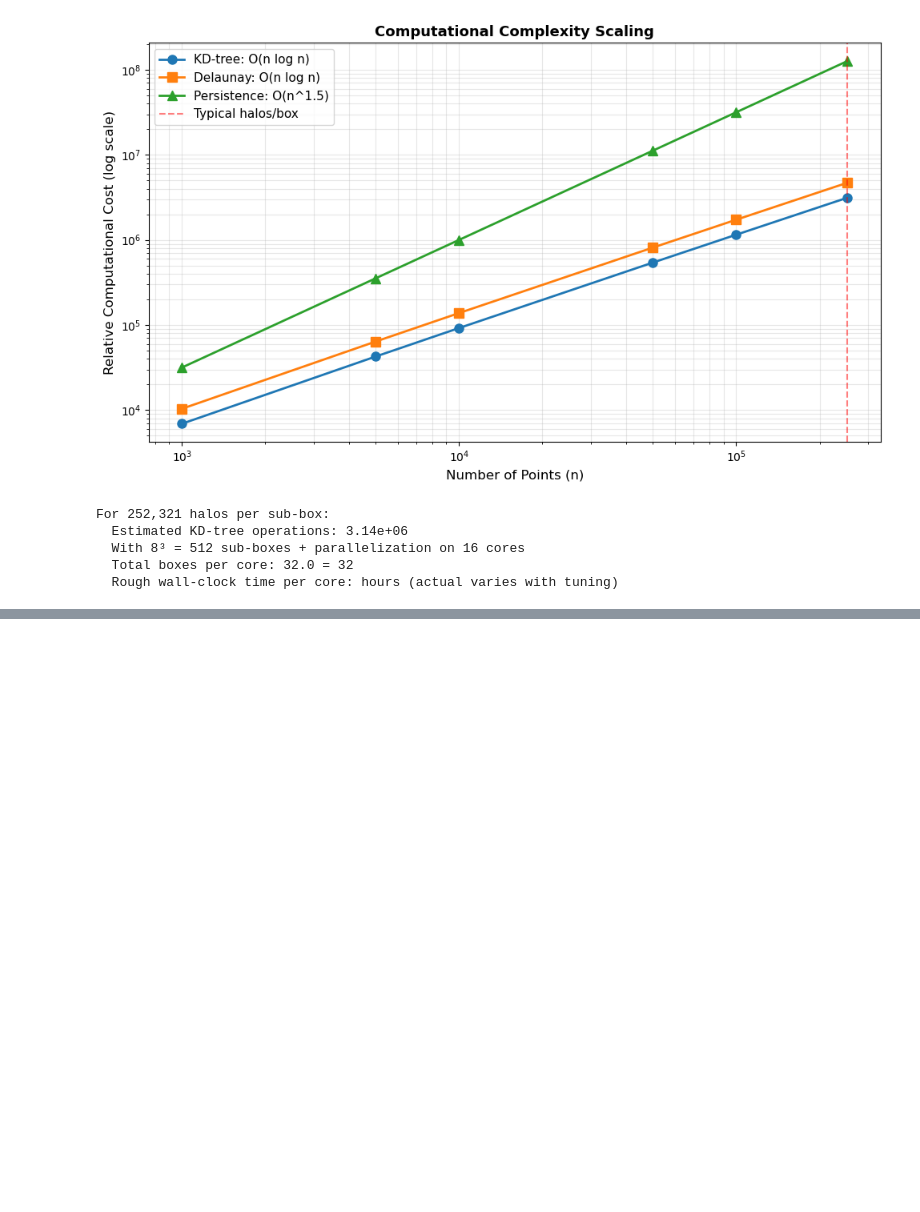
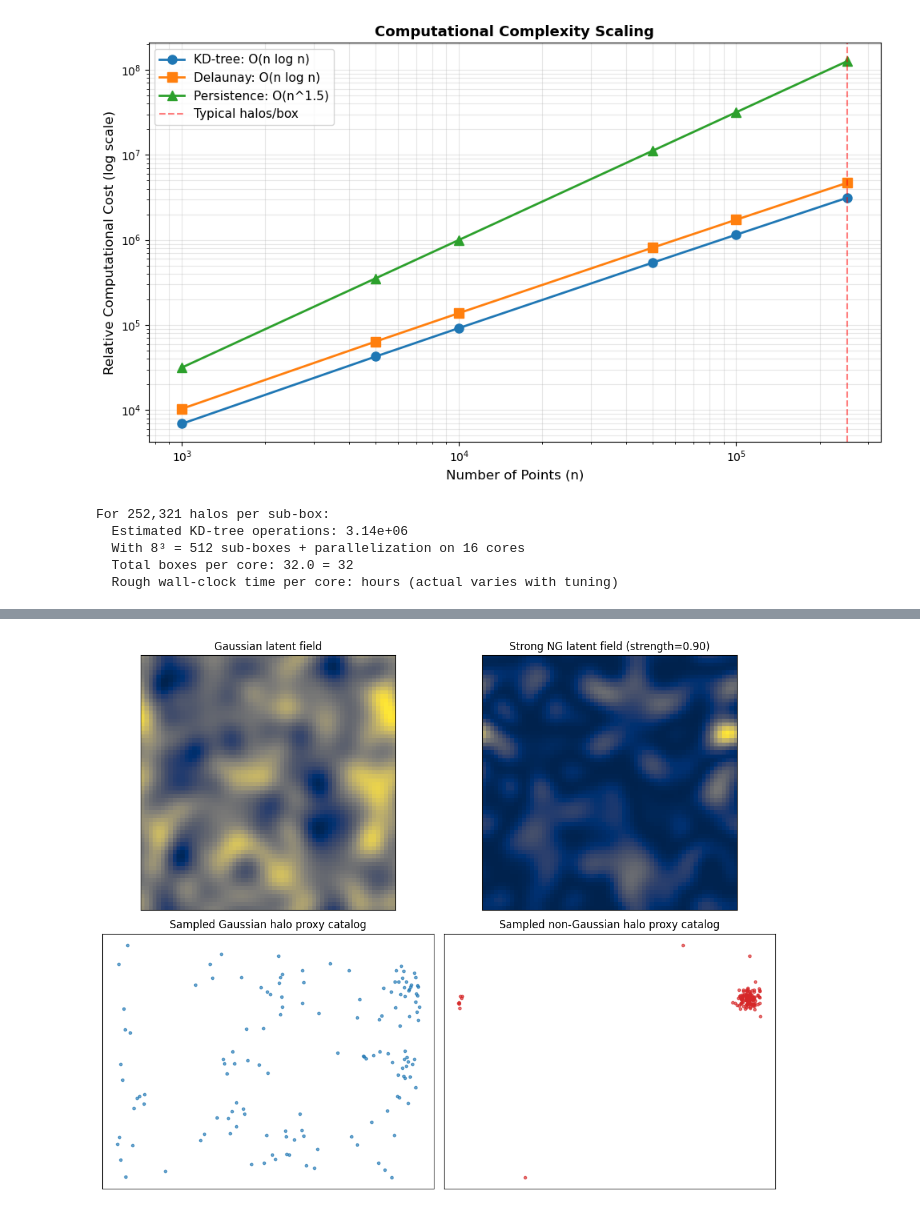
Before and after one commit to anvi-git/cosmology_TDA, a Jupyter notebook: Persistent_Homology_LSS_Guide.ipynb, the cells around one changed output, grey strips where cells are left out. Drawn from its saved outputs; the diff is of its cells as text; code cells hidden in the pictures; blank space fills up the shorter version.

```diff
--- a/Persistent_Homology_LSS_Guide.ipynb
+++ b/Persistent_Homology_LSS_Guide.ipynb
@@ -347,0 +1052,30 @@ For 252,321 halos per sub-box:
+# %%
+example_gaussian_points, example_gaussian_field, example_gaussian_intensity = simulate_halo_catalog(
+    analysis_rng,
+    ng_strength=0.0,
+)
+example_ng_points, example_ng_field, example_ng_intensity = simulate_halo_catalog(
+    analysis_rng,
+    ng_strength=strong_ng,
+)
+
+fig, axes = plt.subplots(2, 2, figsize=(11, 9))
+
+axes[0, 0].imshow(example_gaussian_field, origin='lower', cmap='cividis')
+axes[0, 0].set_title('Gaussian latent field')
+axes[0, 1].imshow(example_ng_field, origin='lower', cmap='cividis')
+axes[0, 1].set_title(f'Strong NG latent field (strength={strong_ng:.2f})')
+
+axes[1, 0].scatter(example_gaussian_points[:, 0], example_gaussian_points[:, 1], s=10, alpha=0.65)
+axes[1, 0].set_title('Sampled Gaussian halo proxy catalog')
+axes[1, 1].scatter(example_ng_points[:, 0], example_ng_points[:, 1], s=10, alpha=0.65, color='tab:red')
+axes[1, 1].set_title('Sampled non-Gaussian halo proxy catalog')
+
+for axis in axes.ravel():
+    axis.set_xticks([])
+    axis.set_yticks([])
+
+plt.tight_layout()
+plt.show()
+# %% [output]
+[figure, added]
```
Also changed, not shown: parts of 32 cells of this notebook, 2 other files.
